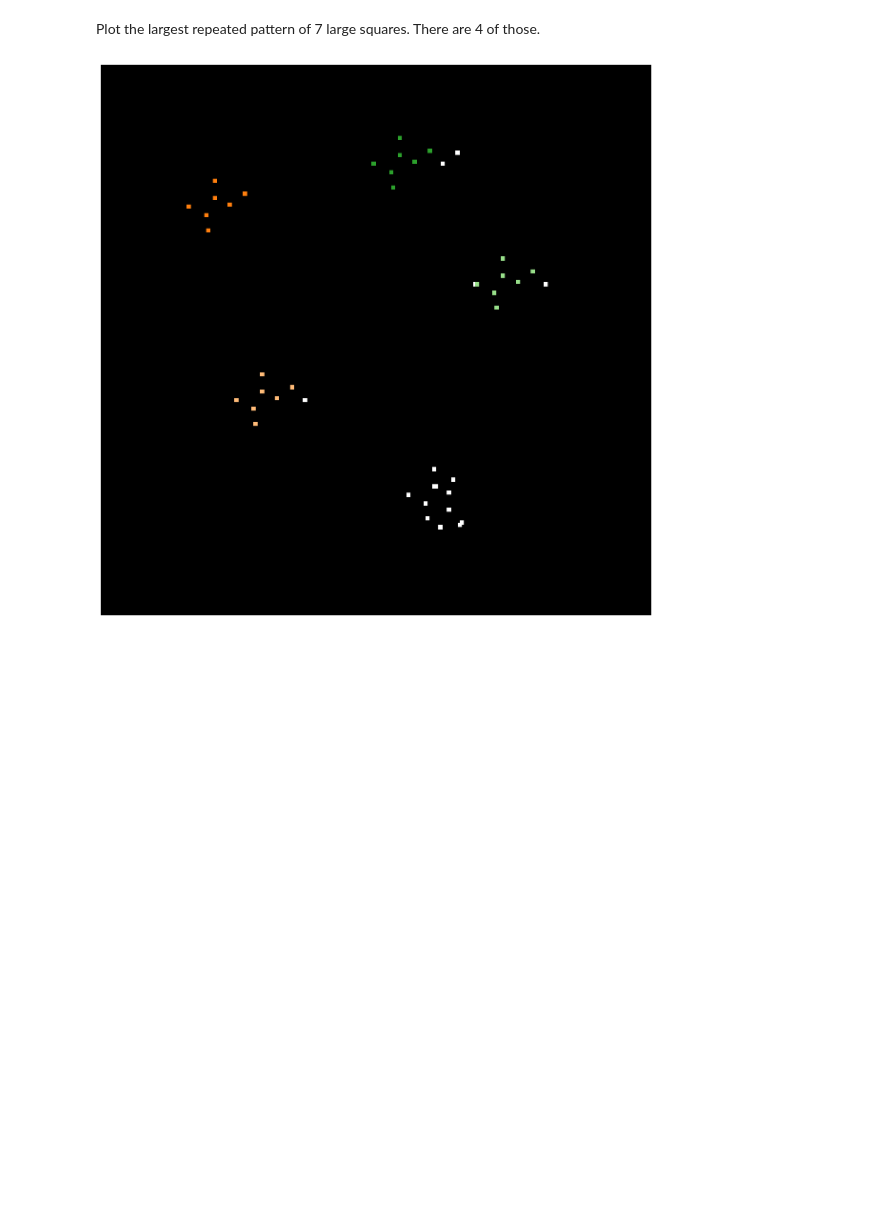
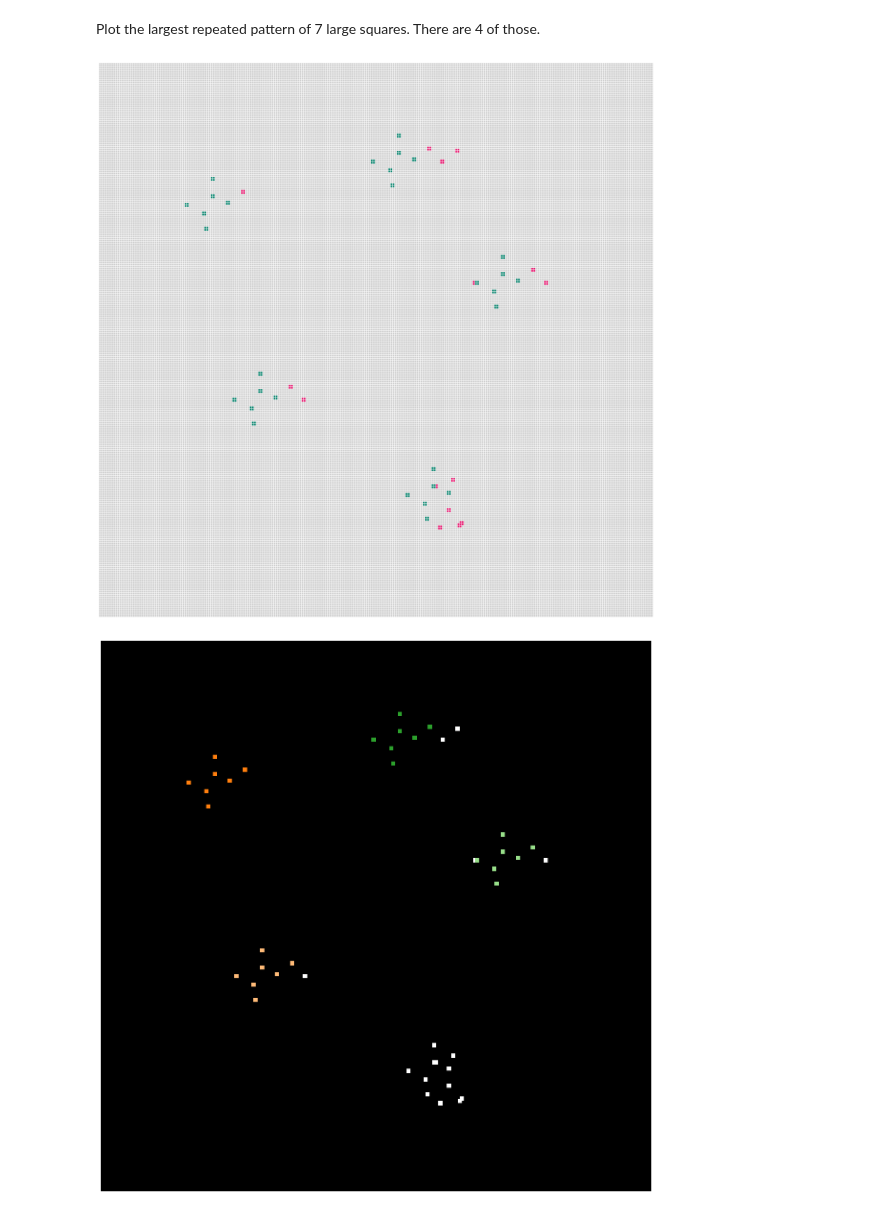
Before and after one commit to HaukeBartsch/sign_in_space, a Jupyter notebook: analysis.ipynb, the cells around one changed output. Cells and saved outputs as stored; diff of their text form; code cells hidden in the pictures; blank space fills up the shorter version.

Commit message:
do some more plotting functions with grid

```diff
--- a/analysis.ipynb
+++ b/analysis.ipynb
@@ -276,5 +340,9 @@ def plot_constellations2(constellations, ps):
 # %% [markdown]
 Plot the largest repeated pattern of 7 large squares. There are 4 of those.
+# %%
+plot_constellations_grid(level6['max_constellations'], ps)
+# %% [output]
+[figure, added]
 # %%
 plot_constellations(level7['max_constellations'], ps)
 # %% [output]
```
Also changed, not shown: parts of 2 cells of this notebook.
